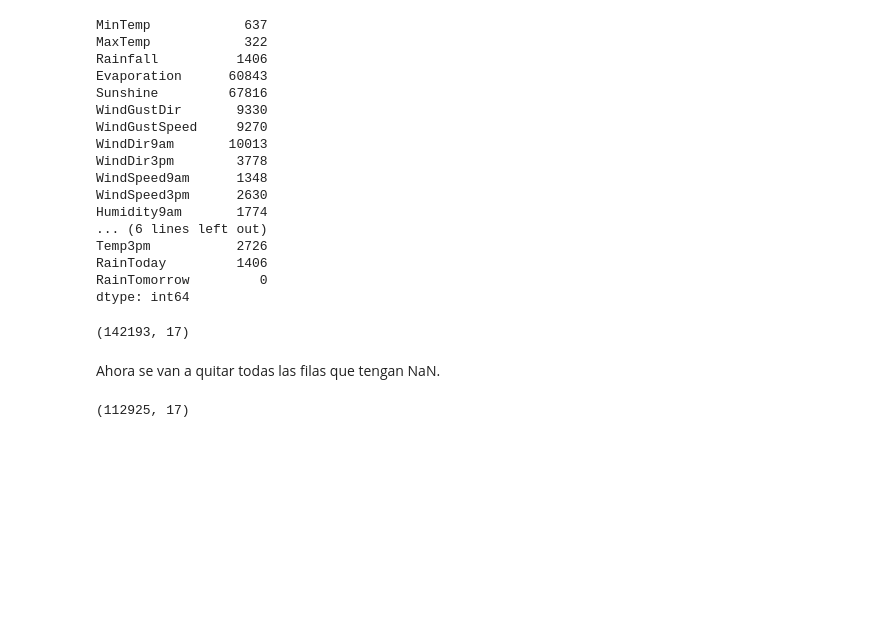
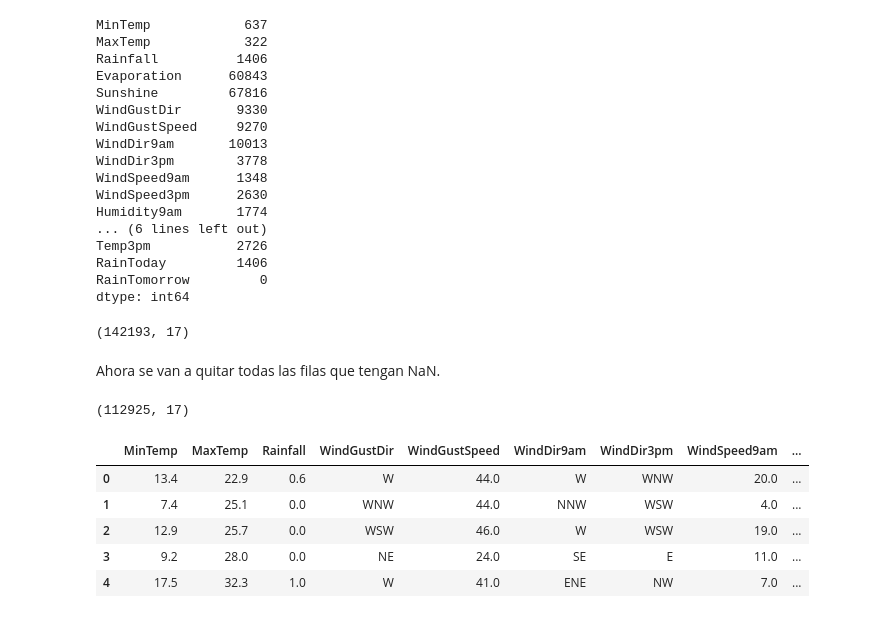
Before and after one commit to Boris94cr/Reconocimiento-de-Patrones, a Jupyter notebook: Inv-Corta-2/Inv-Corta-2.ipynb, the cells around one changed output. Saved outputs shown, nothing was run; the diff lists cells and outputs as text; code cells hidden in the pictures; blank space fills up the shorter version.

```diff
--- a/Inv-Corta-2/Inv-Corta-2.ipynb
+++ b/Inv-Corta-2/Inv-Corta-2.ipynb
@@ -63,3 +65,12 @@ data = data.dropna()
 data.shape
 # %% [output]
 (112925, 17)
+# %%
+data.head()
+# %% [output]
+|  | MinTemp | MaxTemp | Rainfall | WindGustDir | WindGustSpeed | WindDir9am | WindDir3pm | WindSpeed9am | ... |
+| 0 | 13.4 | 22.9 | 0.6 | W | 44.0 | W | WNW | 20.0 | ... |
+| 1 | 7.4 | 25.1 | 0.0 | WNW | 44.0 | NNW | WSW | 4.0 | ... |
+| 2 | 12.9 | 25.7 | 0.0 | WSW | 46.0 | W | WSW | 19.0 | ... |
+| 3 | 9.2 | 28.0 | 0.0 | NE | 24.0 | SE | E | 11.0 | ... |
+| 4 | 17.5 | 32.3 | 1.0 | W | 41.0 | ENE | NW | 7.0 | ... |
```
Also changed, not shown: parts of 16 cells of this notebook.
